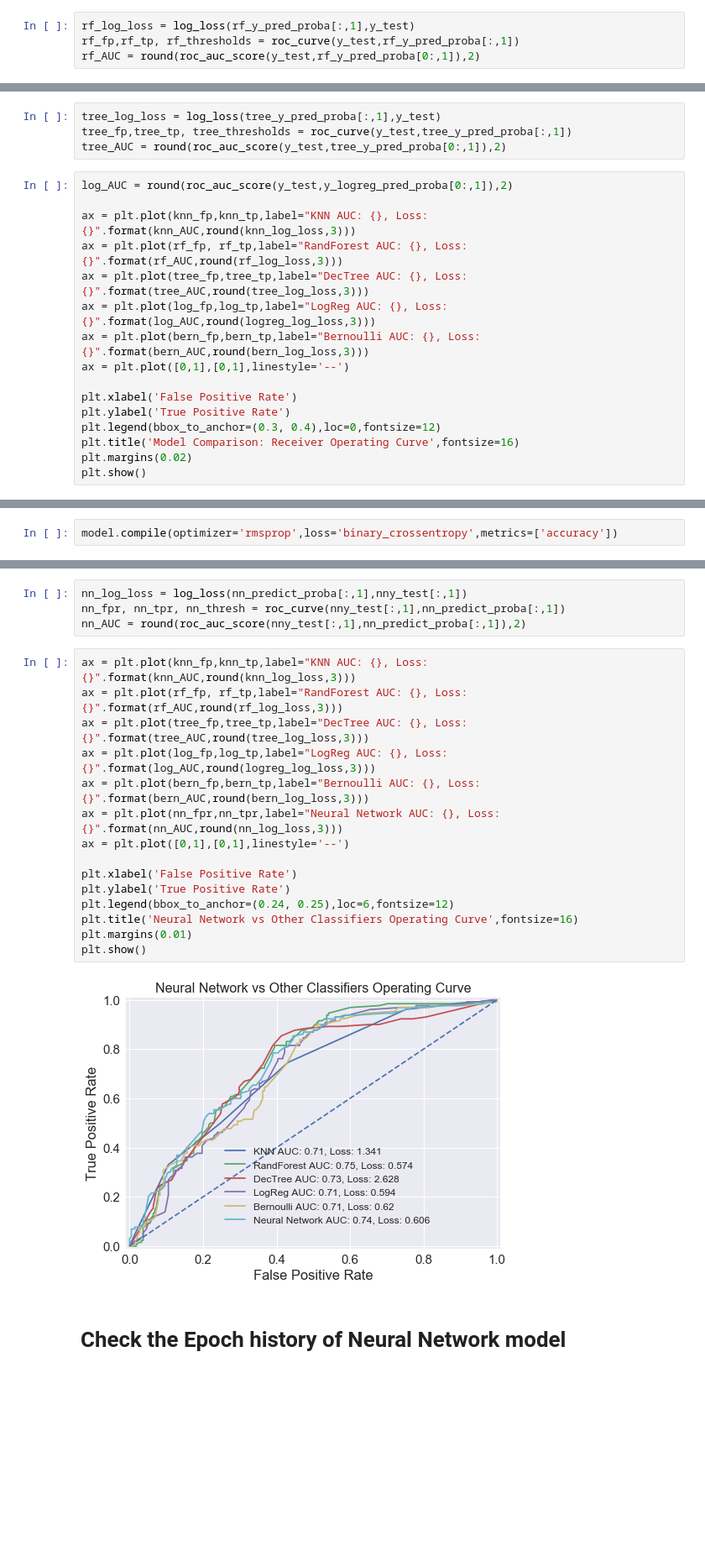
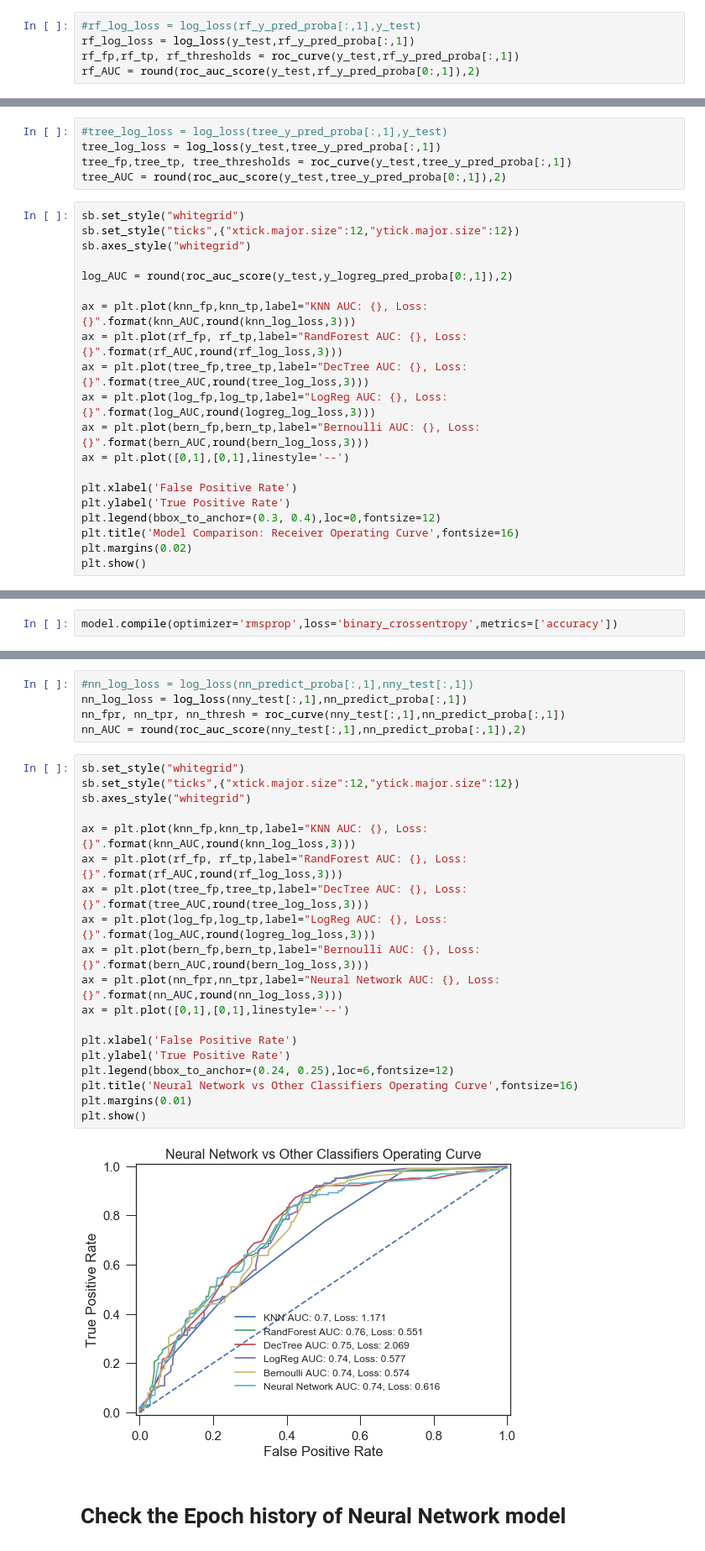
Before and after one commit to johnnylin0829/ASD-Screening-across-life-span, a Jupyter notebook: ASD Prediction.ipynb, the cells around one changed output, grey strips where cells are left out. Shown at 84% size. Drawn from its saved outputs; the diff is of its cells as text; blank space fills up the shorter version.

```diff
--- a/ASD Prediction.ipynb
+++ b/ASD Prediction.ipynb
@@ -442,5 +480,6 @@ rf.score(X_test,y_test)
 # %%
-rf_log_loss = log_loss(rf_y_pred_proba[:,1],y_test)
+#rf_log_loss = log_loss(rf_y_pred_proba[:,1],y_test)
+rf_log_loss = log_loss(y_test,rf_y_pred_proba[:,1])
 rf_fp,rf_tp, rf_thresholds = roc_curve(y_test,rf_y_pred_proba[:,1])
 rf_AUC = round(roc_auc_score(y_test,rf_y_pred_proba[0:,1]),2)
 # %% [markdown]
@@ -470,8 +509,13 @@ tree.score(X_test,y_test)
 # %%
-tree_log_loss = log_loss(tree_y_pred_proba[:,1],y_test)
+#tree_log_loss = log_loss(tree_y_pred_proba[:,1],y_test)
+tree_log_loss = log_loss(y_test,tree_y_pred_proba[:,1])
 tree_fp,tree_tp, tree_thresholds = roc_curve(y_test,tree_y_pred_proba[:,1])
 tree_AUC = round(roc_auc_score(y_test,tree_y_pred_proba[0:,1]),2)
 # %%
+sb.set_style("whitegrid")
+sb.set_style("ticks",{"xtick.major.size":12,"ytick.major.size":12})
+sb.axes_style("whitegrid")
+
 log_AUC = round(roc_auc_score(y_test,y_logreg_pred_proba[0:,1]),2)
 
 ax = plt.plot(knn_fp,knn_tp,label="KNN AUC: {}, Loss: {}".format(knn_AUC,round(knn_log_loss,3)))
@@ -556,24 +651,29 @@ model.evaluate(nnX_test,nny_test,batch_size=50)
 # %%
-nn_log_loss = log_loss(nn_predict_proba[:,1],nny_test[:,1])
+#nn_log_loss = log_loss(nn_predict_proba[:,1],nny_test[:,1])
+nn_log_loss = log_loss(nny_test[:,1],nn_predict_proba[:,1])
 nn_fpr, nn_tpr, nn_thresh = roc_curve(nny_test[:,1],nn_predict_proba[:,1])
 nn_AUC = round(roc_auc_score(nny_test[:,1],nn_predict_proba[:,1]),2)
 # %%
+sb.set_style("whitegrid")
+sb.set_style("ticks",{"xtick.major.size":12,"ytick.major.size":12})
+sb.axes_style("whitegrid")
+
 ax = plt.plot(knn_fp,knn_tp,label="KNN AUC: {}, Loss: {}".format(knn_AUC,round(knn_log_loss,3)))
 ax = plt.plot(rf_fp, rf_tp,label="RandForest AUC: {}, Loss: {}".format(rf_AUC,round(rf_log_loss,3)))
 ax = plt.plot(tree_fp,tree_tp,label="DecTree AUC: {}, Loss: {}".format(tree_AUC,round(tree_log_loss,3)))
 ax = plt.plot(log_fp,log_tp,label="LogReg AUC: {}, Loss: {}".format(log_AUC,round(logreg_log_loss,3)))
 ax = plt.plot(bern_fp,bern_tp,label="Bernoulli AUC: {}, Loss: {}".format(bern_AUC,round(bern_log_loss,3)))
 ax = plt.plot(nn_fpr,nn_tpr,label="Neural Network AUC: {}, Loss: {}".format(nn_AUC,round(nn_log_loss,3)))
 ax = plt.plot([0,1],[0,1],linestyle='--')
 
 plt.xlabel('False Positive Rate')
 plt.ylabel('True Positive Rate')
 plt.legend(bbox_to_anchor=(0.24, 0.25),loc=6,fontsize=12)
 plt.title('Neural Network vs Other Classifiers Operating Curve',fontsize=16)
 plt.margins(0.01)
 plt.show()
 # %% [output]
-[figure, old version]
+[figure, new version]
 # %% [markdown]
 # Check the Epoch history of Neural Network model
 # %%
```
Also changed, not shown: parts of 44 cells of this notebook, 4 other files.
